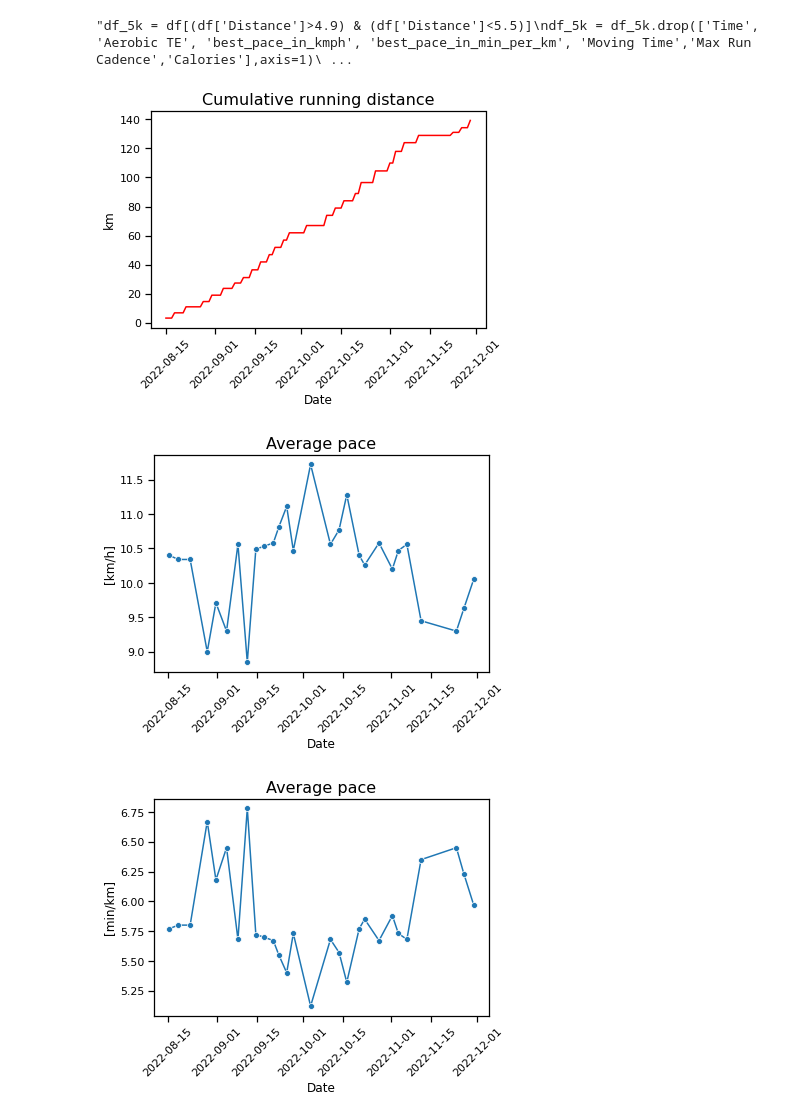
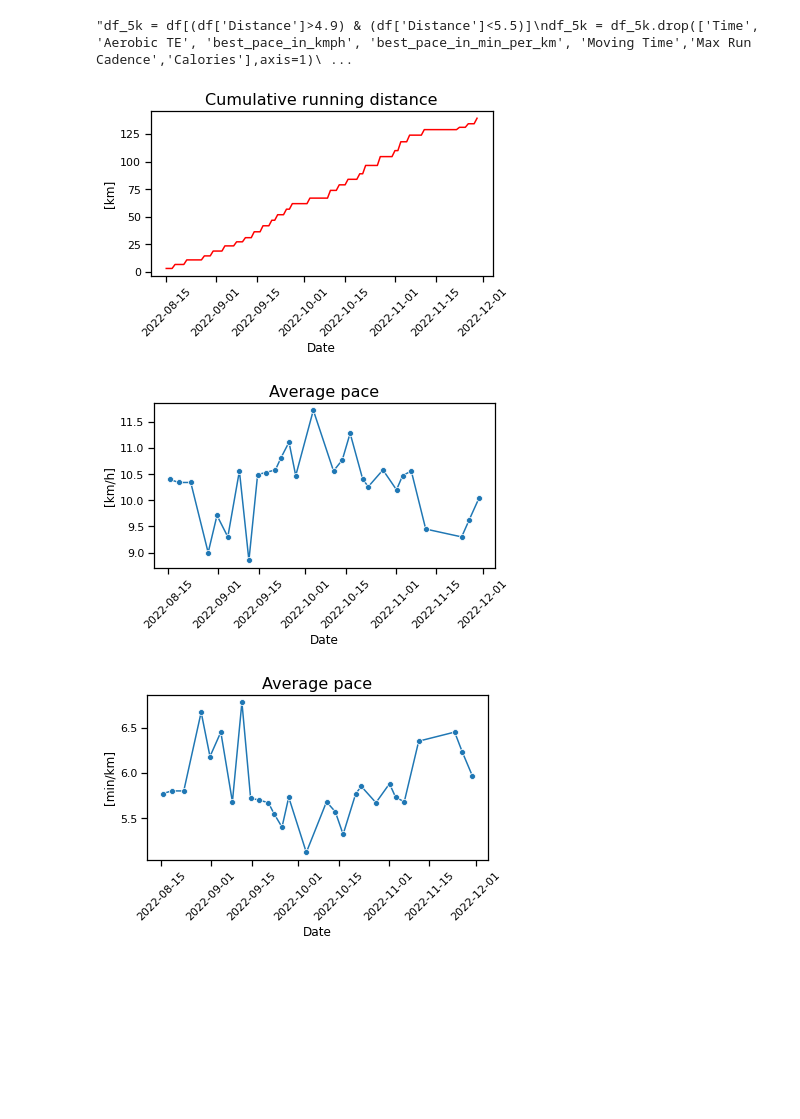
Before and after one commit to rluyck/running, a Jupyter notebook: notebook.ipynb, the cells around one changed output. Saved outputs shown, nothing was run; the diff lists cells and outputs as text; code cells hidden in the pictures; blank space fills up the shorter version.

Commit message:
tight_layout

```diff
--- a/notebook.ipynb
+++ b/notebook.ipynb
@@ -151,15 +151,16 @@ df_5k.sort_values(by='Date')"""
 # %%
 plt.figure()#figsize=(5,5)
 line=sns.lineplot(x=period.Date, y=period.Distance_cumsum, color="r") #marker='o'
 plt.xticks(rotation=45)
 #plt.yticks(size=5, horizontalalignment='right',fontweight='light',fontsize='large')
 
 plt.xlabel('Date',size=12)
-plt.ylabel('km',size=12)
+plt.ylabel('[km]',size=12)
 plt.title('Cumulative running distance',size=16)
+plt.tight_layout()
 plt.show()
 # %% [output]
-[figure, old version]
+[figure, new version]
 # %%
 plt.figure()#figsize=(15,4)
 line = sns.lineplot(x=df.Date, y=df.avg_pace_in_kmph,marker='o')
@@ -167,9 +168,10 @@ plt.xlabel('Date',size=12)
 plt.xticks(rotation=45)
 plt.ylabel('[km/h]',size=12)
 plt.title('Average pace',size=16)
+plt.tight_layout()
 plt.savefig('./images/avg_pace_kmph')
 # %% [output]
-[figure, old version]
+[figure, new version]
 # %%
 plt.figure()
 line = sns.lineplot(x=df.Date, y=df.avg_pace_in_min_per_km,marker='o')
@@ -177,9 +179,10 @@ plt.xlabel('Date',size=12)
 plt.xticks(rotation=45)
 plt.ylabel('[min/km]',size=12)
 plt.title('Average pace',size=16)
+plt.tight_layout()
 plt.savefig('./images/avg_pace')
 # %% [output]
-[figure, old version]
+[figure, new version]
 # %%
 plt.figure()
 line = sns.lineplot(x=df.Date, y=df['Avg HR'],color='r',marker='o')
```
Also changed, not shown: parts of 1 cell of this notebook, 4 other files.
